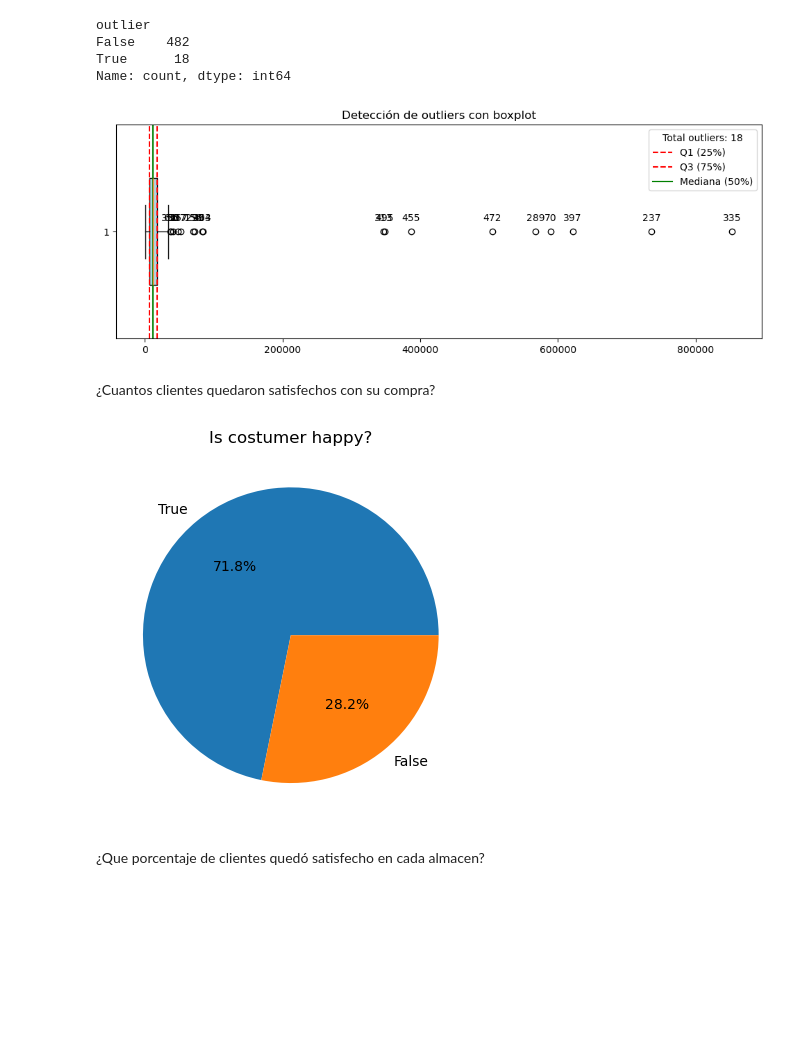
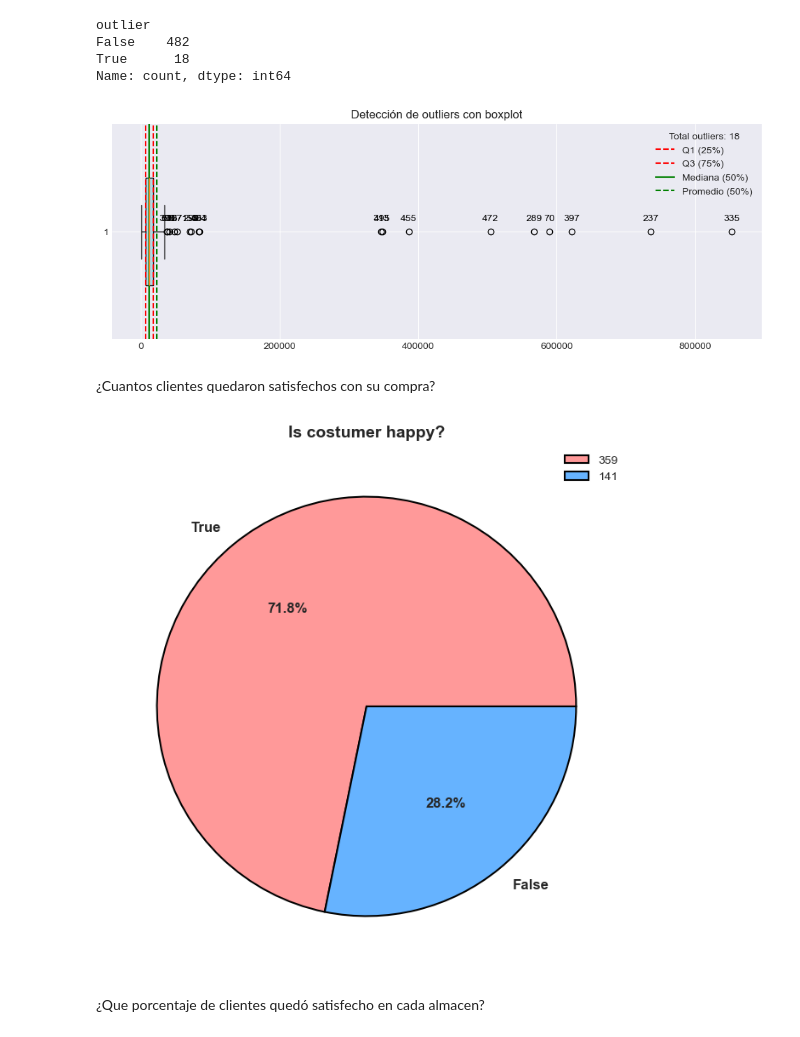
Before and after one commit to Dowhyj32/EDA, a Jupyter notebook: clean_data.ipynb, the cells around one changed output. Drawn from its saved outputs; the diff is of its cells as text; code cells hidden in the pictures; blank space fills up the shorter version.

```diff
--- a/clean_data.ipynb
+++ b/clean_data.ipynb
@@ -44,16 +37,0 @@ x1
-# %%
-lis = []    #Aca guardaré los valores de 'order_total' bien calculados
-
-for i in range(0,len(d['order_price'])):
-    if d['coupon_discount'][i]!=0:
-        price = (d['order_price'][i] + d['delivery_charges'][i])*(1-(d['coupon_discount'][i]/100))
-        final_price = np.round(price,2)
-        lis.append(final_price)
-
-    else:
-        price = d['order_price'][i] + d['delivery_charges'][i]
-        final_price = np.round(price,2)
-        lis.append(final_price)
-
-print(f'Itmems in list: {len(lis)}')    #Chequeo que no me haya faltado ninguna fila
-d['order_total'] = pd.Series(lis)       #Convierto la lista en una serie para luego incorporar los valores a la columna
@@ -195,6 +201,7 @@ plt.boxplot(d['order_total'], vert=False, widths=0.5, patch_artist=True, boxprop
 plt.axvline(Q1_ot, color='red', linestyle='dashed', label="Q1 (25%)")
 plt.axvline(Q3_ot, color='red', linestyle='dashed', label="Q3 (75%)")
 plt.axvline(median, color='green', linestyle='solid', label="Mediana (50%)")
+plt.axvline(mean, color='green', linestyle='dashed', label="Promedio (50%)")
 
 for index, value in zip(outliers.index, outliers['order_total']):
     plt.text(value, 1.05, str(index), fontsize=10, color='black', ha='center')
@@ -203,18 +210,24 @@ plt.title('Detección de outliers con boxplot')
 plt.legend(title=f"Total outliers: {len(outliers)}")
 plt.show()
 # %% [output]
-[figure, old version]
+[figure, new version]
 # %% [markdown]
 ¿Cuantos clientes quedaron satisfechos con su compra?
 # %%
+plt.figure(figsize=(12,8))
+
 review = d['is_happy_customer'].value_counts()
-plt.pie(review,
+
+wedges, texts, autotexts = plt.pie(review,
         labels=(['True','False']),
-        autopct="%0.1f%%")
-plt.title('Is costumer happy?')
+        autopct="%0.1f%%", colors=colors, wedgeprops={'edgecolor': 'black', 'linewidth': 1.5},
+        textprops={'fontsize': 12, 'fontweight': 'bold'})
+
+plt.title('Is costumer happy?',fontsize=14, fontweight='bold')
+plt.legend(review)
 plt.show()
 # %% [output]
-[figure, old version]
+[figure, new version]
 # %% [markdown]
 ¿Que porcentaje de clientes quedó satisfecho en cada almacen?
 # %%
```
Also changed, not shown: parts of 18 cells of this notebook.
